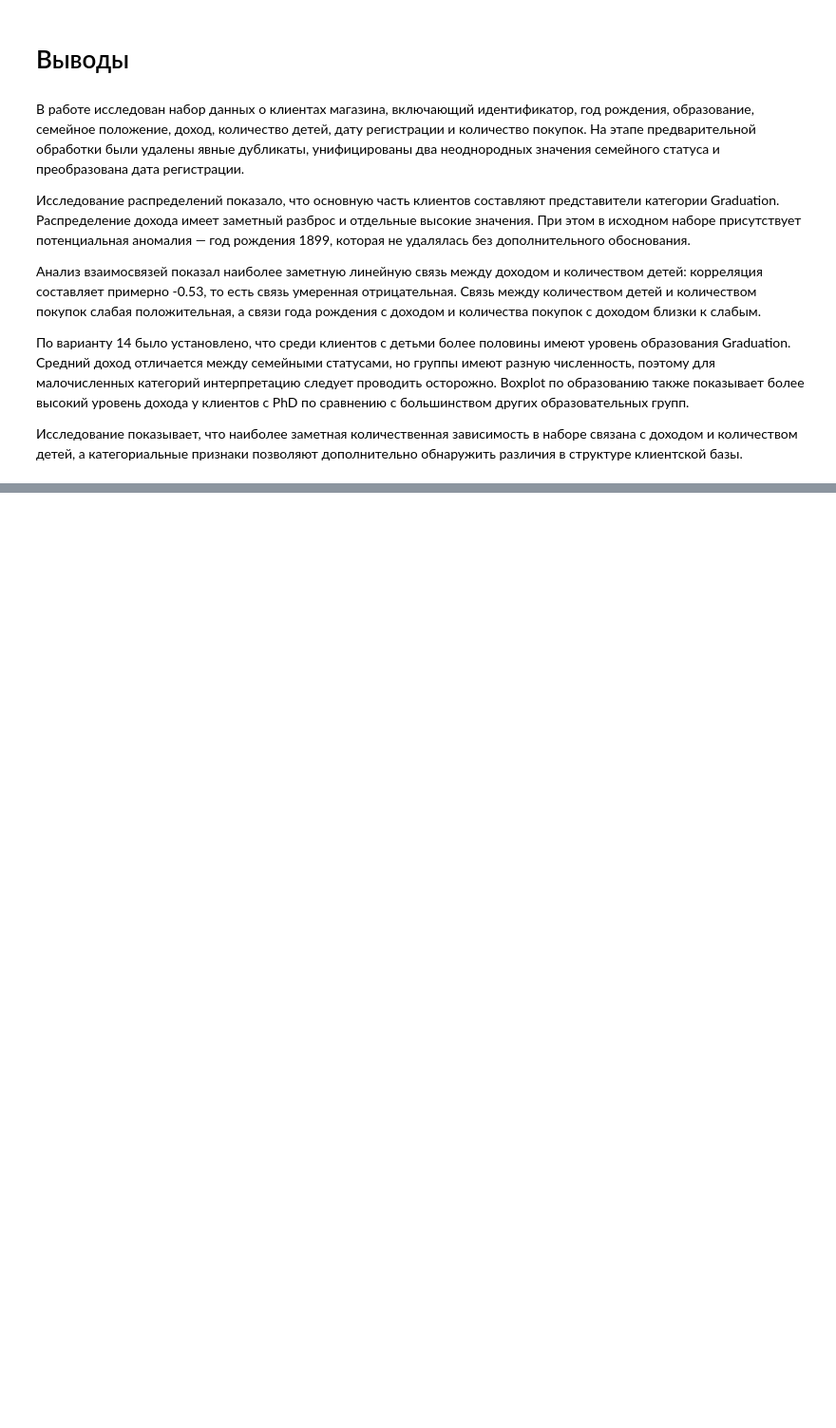
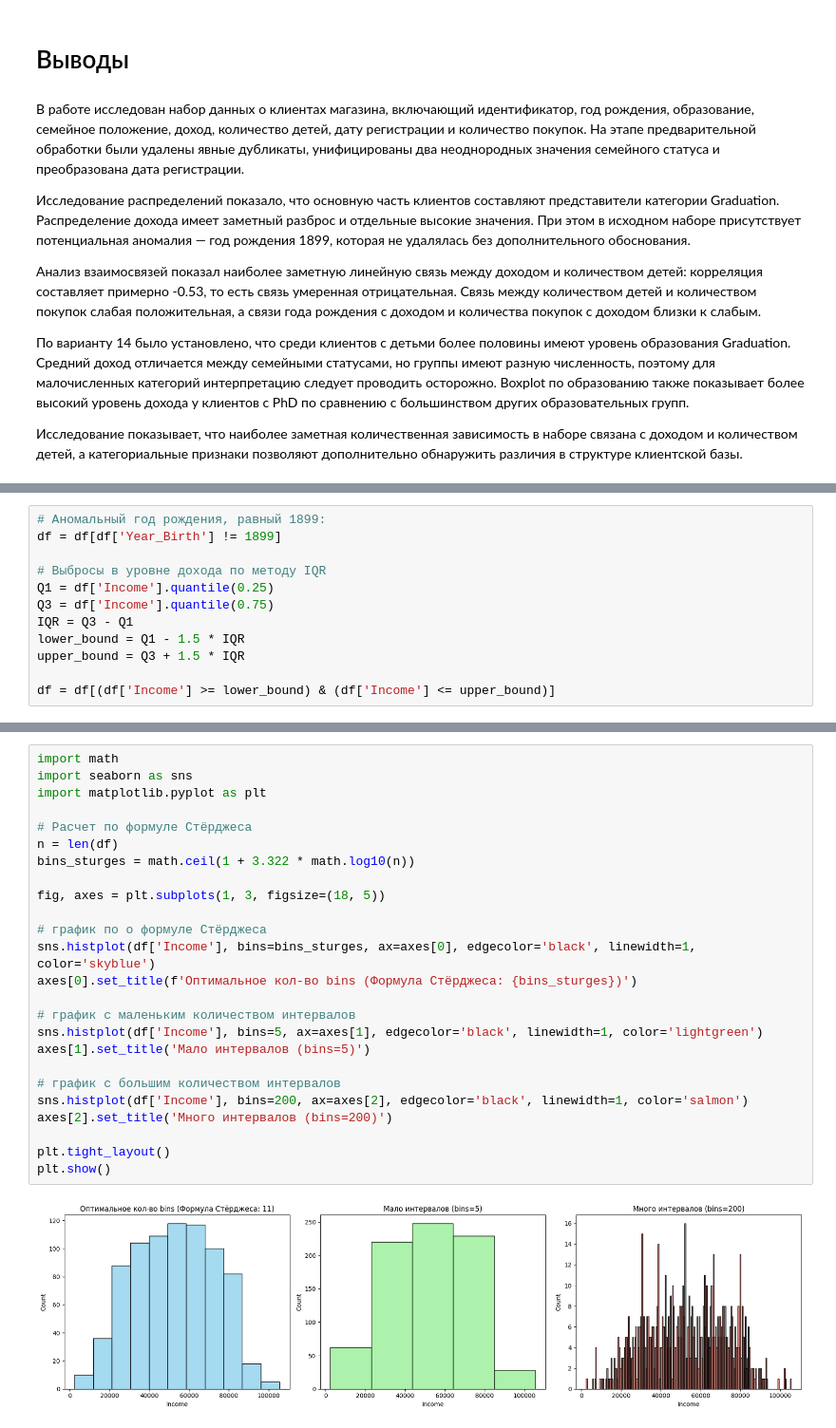
Before and after one commit to Lina3386/introduction_to_data_analysis, a Jupyter notebook: ЛР2_Макарова_14.ipynb, the cells around one changed output, grey strips where cells are left out. Shown at 95% size. Saved outputs shown, nothing was run; the diff lists cells and outputs as text; blank space fills up the shorter version.

```diff
--- a/ЛР2_Макарова_14.ipynb
+++ b/ЛР2_Макарова_14.ipynb
@@ -460,0 +476,12 @@ display(marital_summary.round(2))
+# %%
+# Аномальный год рождения, равный 1899:
+df = df[df['Year_Birth'] != 1899]
+
+# Выбросы в уровне дохода по методу IQR
+Q1 = df['Income'].quantile(0.25)
+Q3 = df['Income'].quantile(0.75)
+IQR = Q3 - Q1
+lower_bound = Q1 - 1.5 * IQR
+upper_bound = Q3 + 1.5 * IQR
+
+df = df[(df['Income'] >= lower_bound) & (df['Income'] <= upper_bound)]
@@ -460,0 +512,27 @@ display(marital_summary.round(2))
+# %%
+import math
+import seaborn as sns
+import matplotlib.pyplot as plt
+
+# Расчет по формуле Стёрджеса
+n = len(df)
+bins_sturges = math.ceil(1 + 3.322 * math.log10(n))
+
+fig, axes = plt.subplots(1, 3, figsize=(18, 5))
+
+# график по о формуле Стёрджеса
+sns.histplot(df['Income'], bins=bins_sturges, ax=axes[0], edgecolor='black', linewidth=1, color='skyblue')
+axes[0].set_title(f'Оптимальное кол-во bins (Формула Стёрджеса: {bins_sturges})')
+
+# график с маленьким количеством интервалов
+sns.histplot(df['Income'], bins=5, ax=axes[1], edgecolor='black', linewidth=1, color='lightgreen')
+axes[1].set_title('Мало интервалов (bins=5)')
+
+# график с большим количеством интервалов
+sns.histplot(df['Income'], bins=200, ax=axes[2], edgecolor='black', linewidth=1, color='salmon')
+axes[2].set_title('Много интервалов (bins=200)')
+
+plt.tight_layout()
+plt.show()
+# %% [output]
+[figure, added]
```
Also changed, not shown: parts of 29 cells of this notebook.
